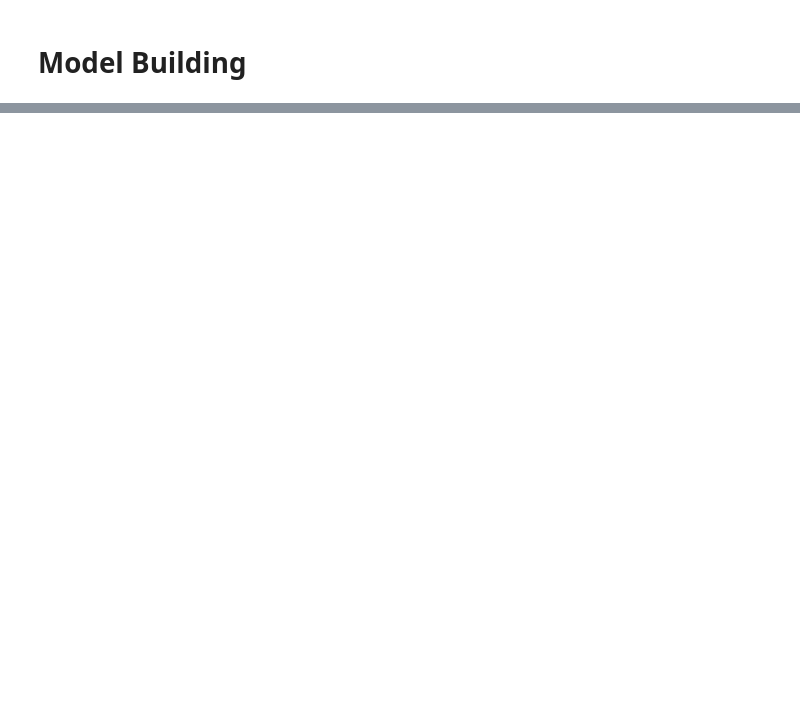
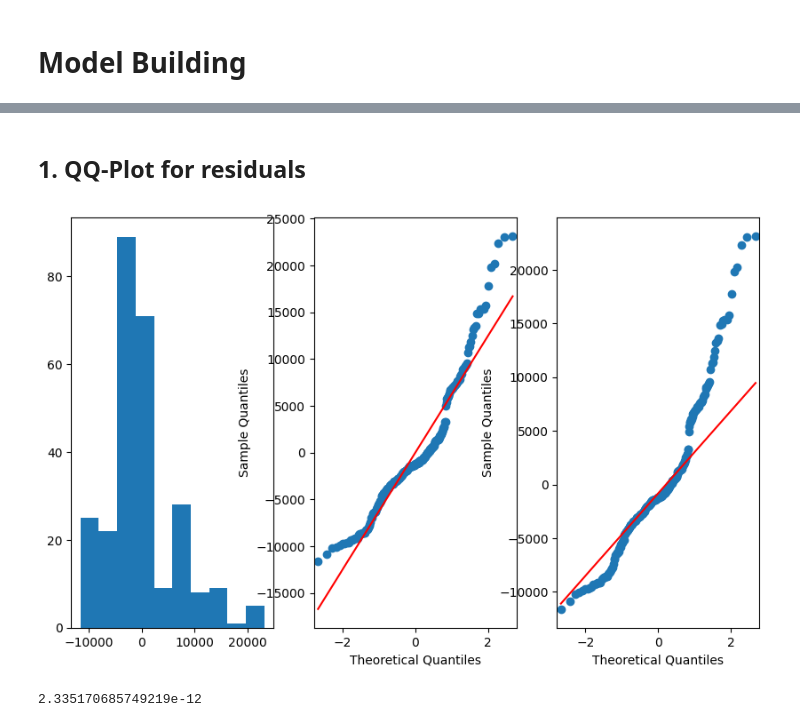
Before and after one commit to davidklhui/data-analysis, a Jupyter notebook: Regression_Analysis_(1)_Linear_Regression.ipynb, the cells around one changed output, grey strips where cells are left out. Saved outputs shown, nothing was run; the diff lists cells and outputs as text; code cells hidden in the pictures; blank space fills up the shorter version.

```diff
--- a/Regression_Analysis_(1)_Linear_Regression.ipynb
+++ b/Regression_Analysis_(1)_Linear_Regression.ipynb
@@ -174,0 +177,14 @@ Further findings are:
+# %%
+# from this summary, we can see that columns age, bmi, children, and charges are numeric; whereas sec, smoker, and region are categorical
+# since sex, smoker are binary data (male vs female, and yes vs no), we can re-coding them to 0 and 1 using dummy variables
+sex_dummy = pd.get_dummies(data['sex'])
+smoker_dummy = pd.get_dummies(data['smoker'])
+region_dummy = pd.get_dummies(data['region'])
+
+extra_columns_df = pd.concat((sex_dummy, smoker_dummy, region_dummy), axis=1)
+
+print(extra_columns_df)
+
+df = pd.concat((data, extra_columns_df), axis=1)
+
+df.head()
@@ -174,0 +212,12 @@ Further findings are:
+# %%
+# perform train-test split
+from sklearn.model_selection import train_test_split
+
+y = df['charges']
+X = df[['age', 'bmi', 'children', 'female', 'yes']]
+
+X = sm.add_constant(X)
+
+# just for reproducibility, random_state can be ignored
+X_train, X_test, y_train, y_test = train_test_split(X, y, test_size=0.8, random_state=123)
+y_train.head(), X_train.head()
@@ -178,0 +440,5 @@ From the above findings, we may be interested in estimating the mean charges by
+# %%
+X_train_predictors = X_train[['const', 'age', 'bmi', 'yes']]
+model1 = sm.OLS(y_train, X_train_predictors).fit()
+
+model1.summary()
@@ -178,0 +608,16 @@ From the above findings, we may be interested in estimating the mean charges by
+# %% [markdown]
+## 1. QQ-Plot for residuals
+# %%
+
+f, (ax1, ax2, ax3) = plt.subplots(1, 3, figsize=(10,6))
+ax1.hist(model1.resid)
+p = sm.qqplot(model1.resid, line='r', ax=ax2)
+p = sm.qqplot(model1.resid, line='q', ax=ax3)
+# %% [output]
+[figure, added]
+# %%
+from scipy import stats
+normaltest_model1 = stats.normaltest(model1.resid)
+print(normaltest_model1.pvalue)
+# %% [output]
+2.335170685749219e-12
```
Also changed, not shown: parts of 61 cells of this notebook.
